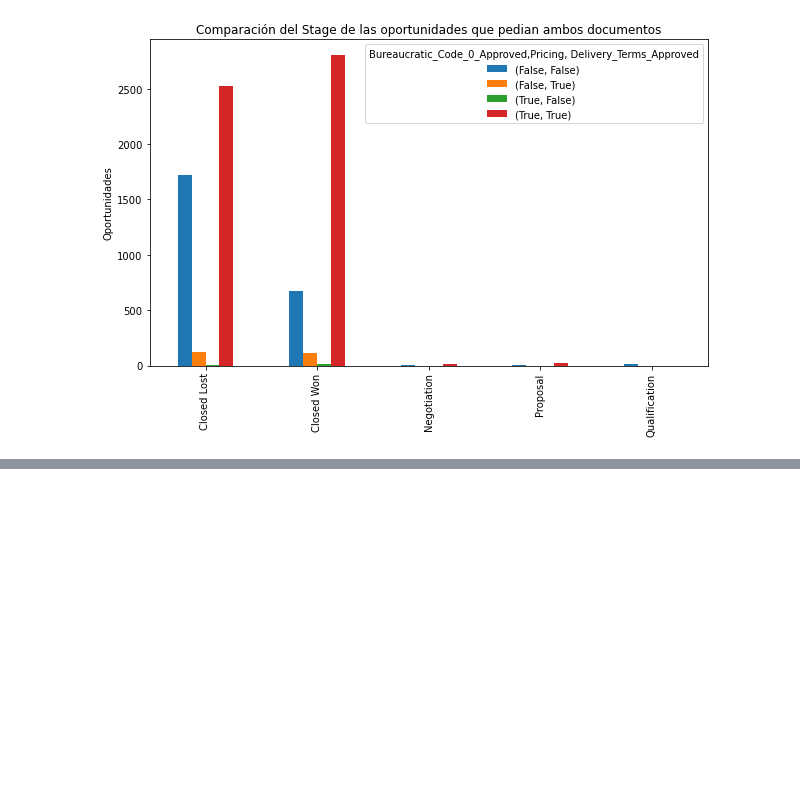
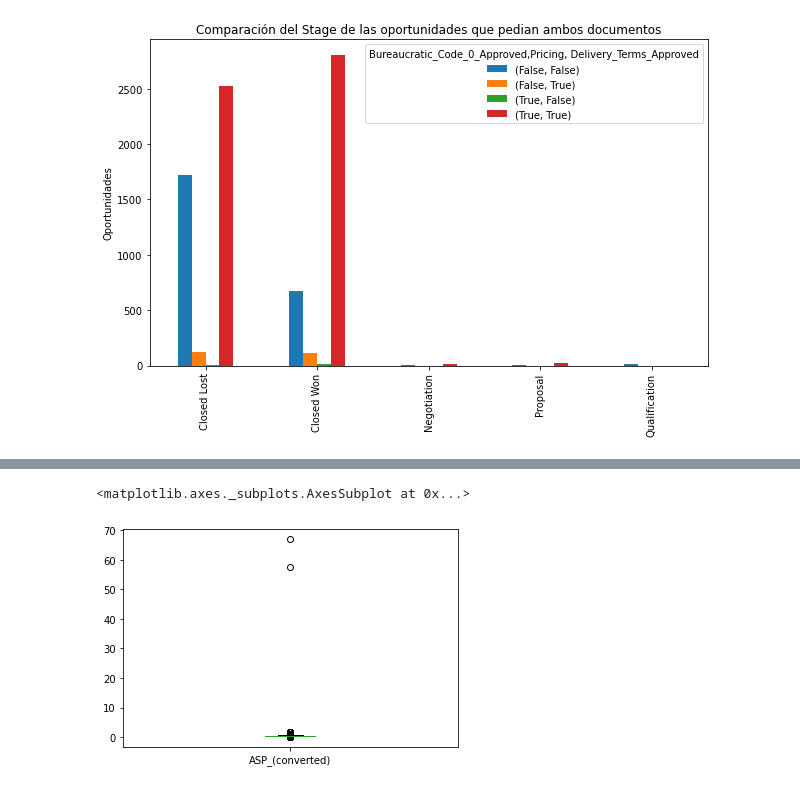
Before and after one commit to MauricioFIUBA/TP1OrganizacionDeDatos, a Jupyter notebook: Analisis_3.ipynb, the cells around one changed output, grey strips where cells are left out. Drawn from its saved outputs; the diff is of its cells as text; code cells hidden in the pictures; blank space fills up the shorter version.

```diff
--- a/Analisis_3.ipynb
+++ b/Analisis_3.ipynb
@@ -198,0 +208,5 @@ plt.show()
+# %%
+region_stage_ASP.plot.box()
+# %% [output]
+<matplotlib.axes._subplots.AxesSubplot at 0x...>
+[figure, added]
```
Also changed, not shown: parts of 15 cells of this notebook.
